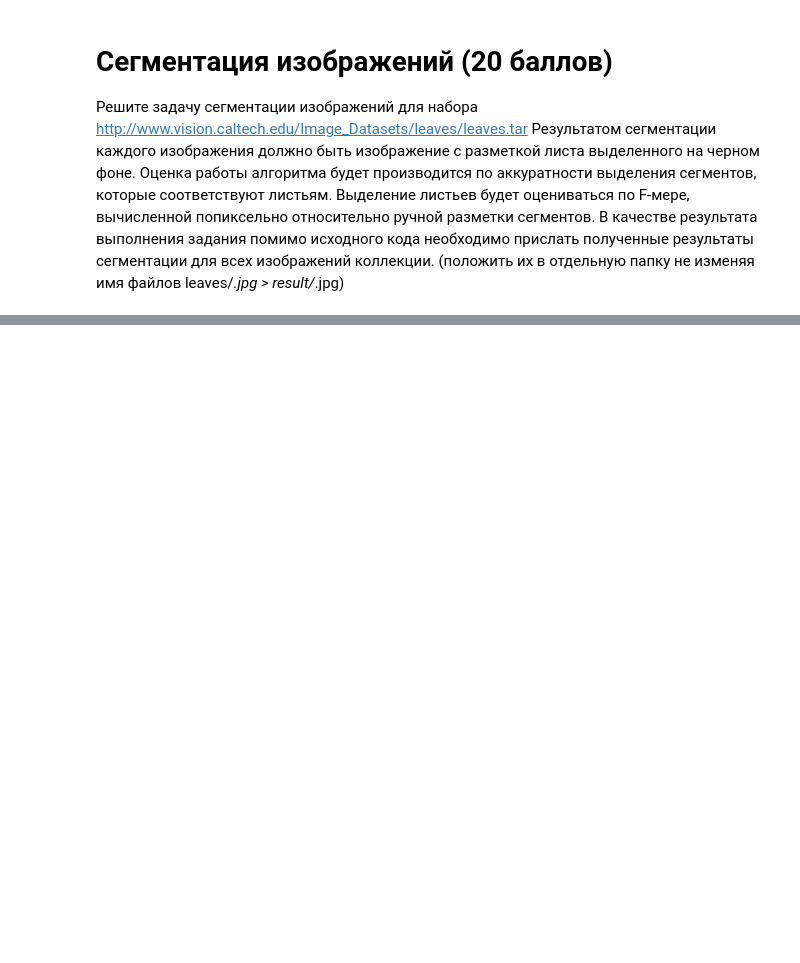
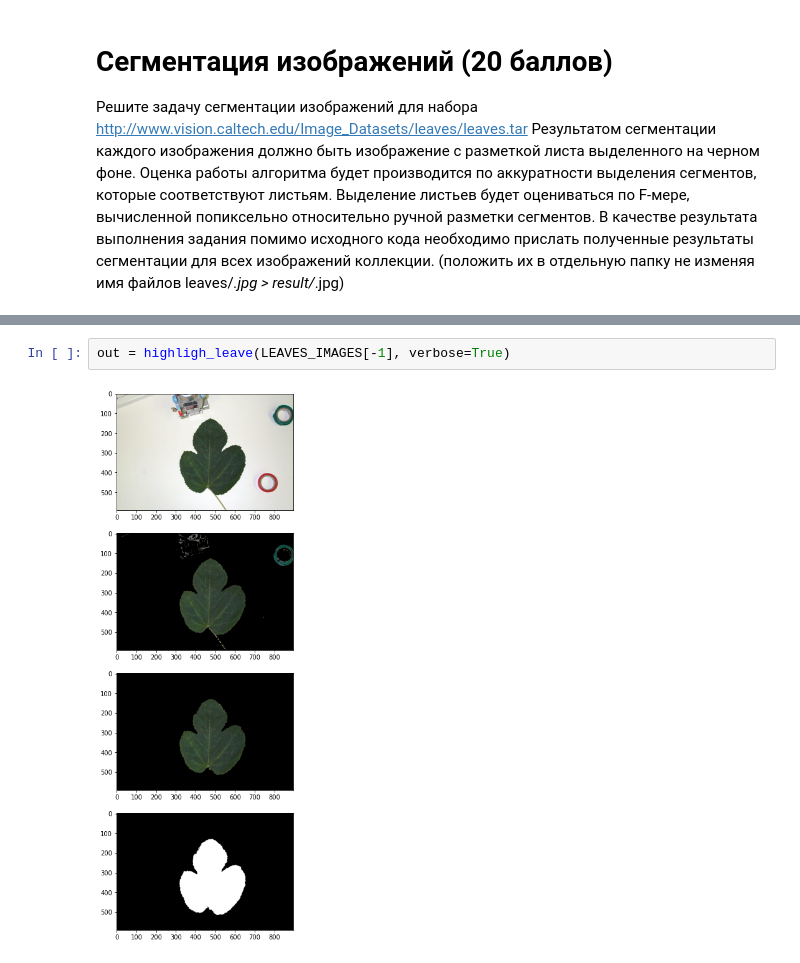
Before and after one commit to RamSaw/image-processing, a Jupyter notebook: Copy_of_HW4.ipynb, the cells around one changed output, grey strips where cells are left out. Drawn from its saved outputs; the diff is of its cells as text; blank space fills up the shorter version.

```diff
--- a/Copy_of_HW4.ipynb
+++ b/Copy_of_HW4.ipynb
@@ -548,0 +632,4 @@ class LSH:
+# %%
+out = highligh_leave(LEAVES_IMAGES[-1], verbose=True)
+# %% [output]
+[figure, added]
```
Also changed, not shown: parts of 16 cells of this notebook.
